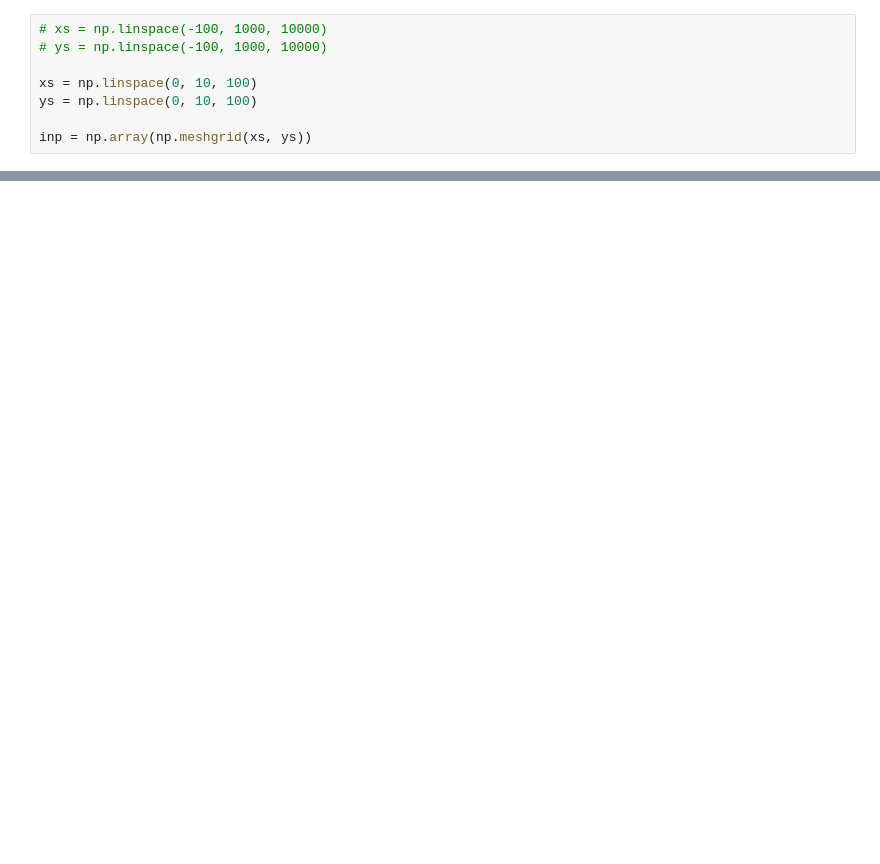
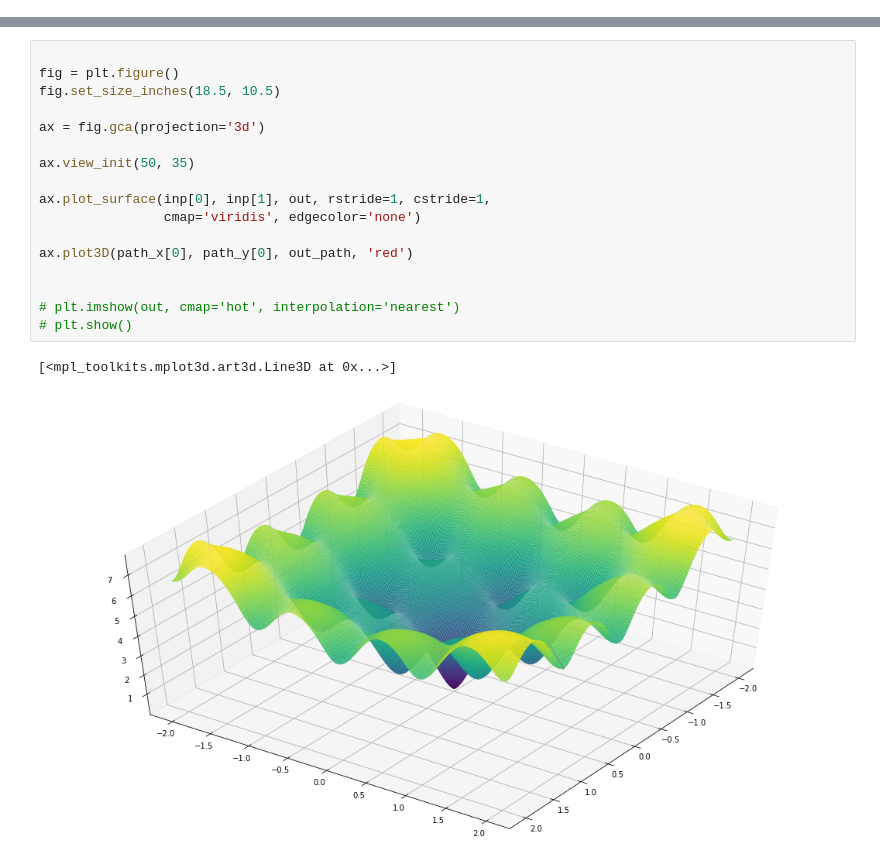
Before and after one commit to daniellengyel/interactive-diffusion, a Jupyter notebook: interactive-diffusion.ipynb, the cells around one changed output, grey strips where cells are left out. Saved outputs shown, nothing was run; the diff lists cells and outputs as text; blank space fills up the shorter version.

```diff
--- a/interactive-diffusion.ipynb
+++ b/interactive-diffusion.ipynb
@@ -39,8 +59,0 @@ array([[[0., 2.],
-# %%
-# xs = np.linspace(-100, 1000, 10000)
-# ys = np.linspace(-100, 1000, 10000)
-
-xs = np.linspace(0, 10, 100)
-ys = np.linspace(0, 10, 100)
-
-inp = np.array(np.meshgrid(xs, ys))
@@ -63,0 +69,20 @@ def grad_descent(func, grad_func, x_curr, eps):
+# %%
+
+fig = plt.figure()
+fig.set_size_inches(18.5, 10.5)
+
+ax = fig.gca(projection='3d')
+
+ax.view_init(50, 35)
+
+ax.plot_surface(inp[0], inp[1], out, rstride=1, cstride=1,
+                cmap='viridis', edgecolor='none')
+
+ax.plot3D(path_x[0], path_y[0], out_path, 'red')
+
+
+# plt.imshow(out, cmap='hot', interpolation='nearest')
+# plt.show()
+# %% [output]
+[<mpl_toolkits.mplot3d.art3d.Line3D at 0x...>]
+[figure, added]
```
Also changed, not shown: parts of 11 cells of this notebook.
